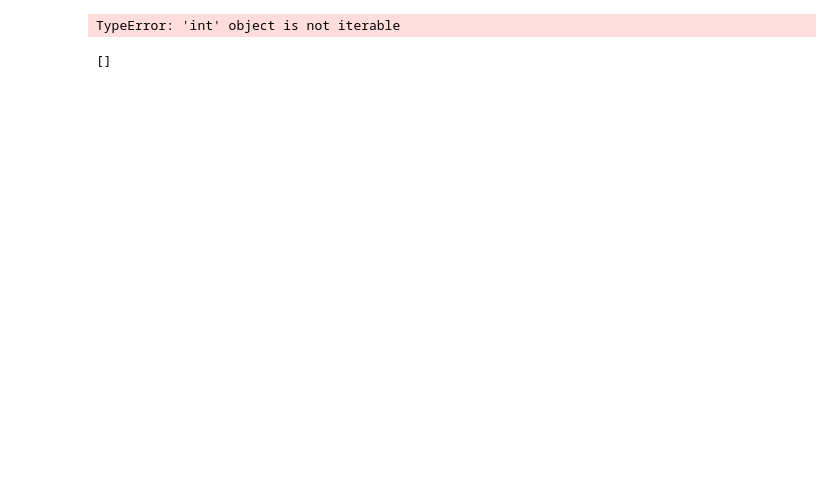
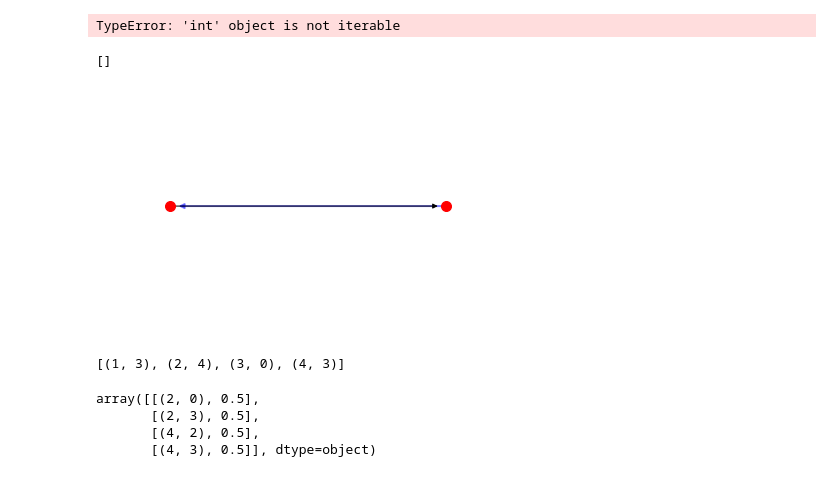
Before and after one commit to Ngort/CS166, a Jupyter notebook: Final project/MS_Immune_Network_Evolution.ipynb, the cells around one changed output. Cells and saved outputs as stored; diff of their text form; code cells hidden in the pictures; blank space fills up the shorter version.

```diff
--- a/Final project/MS_Immune_Network_Evolution.ipynb
+++ b/Final project/MS_Immune_Network_Evolution.ipynb
@@ -91,3 +185,21 @@ TypeError: 'int' object is not iterable
 list(host_network.neighbors(4))
 # %% [output]
 []
+# %%
+G = nx.DiGraph()
+G.add_nodes_from([0,1])
+pos = nx.circular_layout(G)
+nx.draw_networkx_nodes(G, pos, node_color = 'r', node_size = 100, alpha = 1)
+nx.draw_networkx_edges(G, pos, edgelist = [(0,1)], width = 2, alpha = 0.5, edge_color='b')
+nx.draw_networkx_edges(G, pos, edgelist= [(1,0)], width = 1, alpha = 1)
+plt.axis('off')
+plt.show()
+# %% [output]
+[figure, added]
+# %%
+#list(host_network.edges.data())
+
+activating = [(u,v) for u,v,d in host_network.edges.data() if d['weight'] > 0]
+deactivating =[(u,v) for u,v,d in host_network.edges.data() if d['weight'] < 0]
+# %% [output]
+[(1, 3), (2, 4), (3, 0), (4, 3)]
@@ -93,0 +212,7 @@ list(host_network.neighbors(4))
+# %%
+np.array([(e,w) for e,w in nx.get_edge_attributes(host_network,'weight').items() if w > 0])
+# %% [output]
+array([[(2, 0), 0.5],
+       [(2, 3), 0.5],
+       [(4, 2), 0.5],
+       [(4, 3), 0.5]], dtype=object)
```
Also changed, not shown: parts of 5 cells of this notebook.
